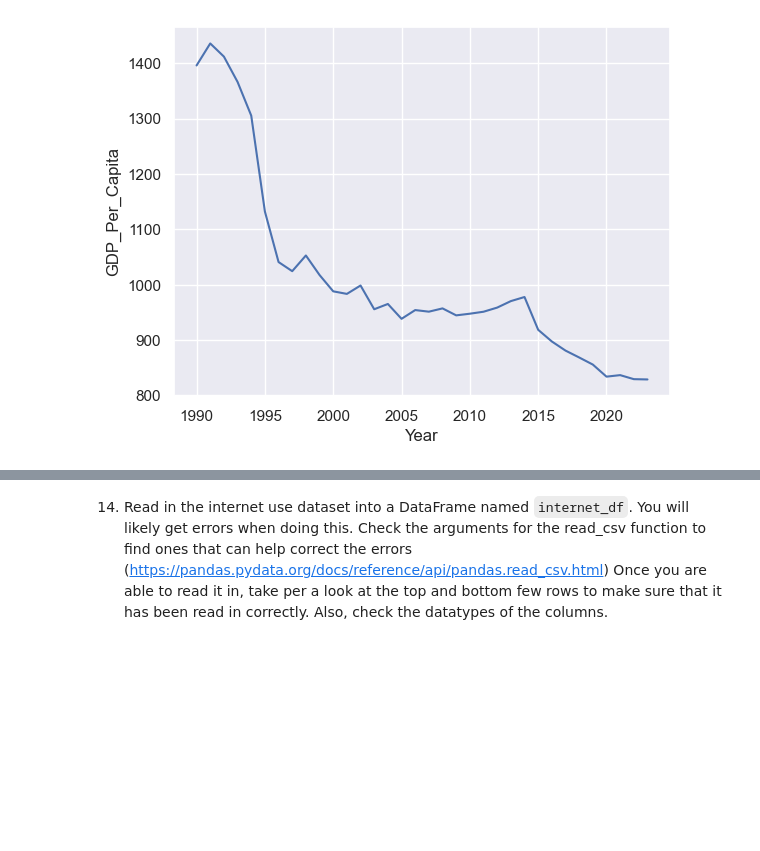
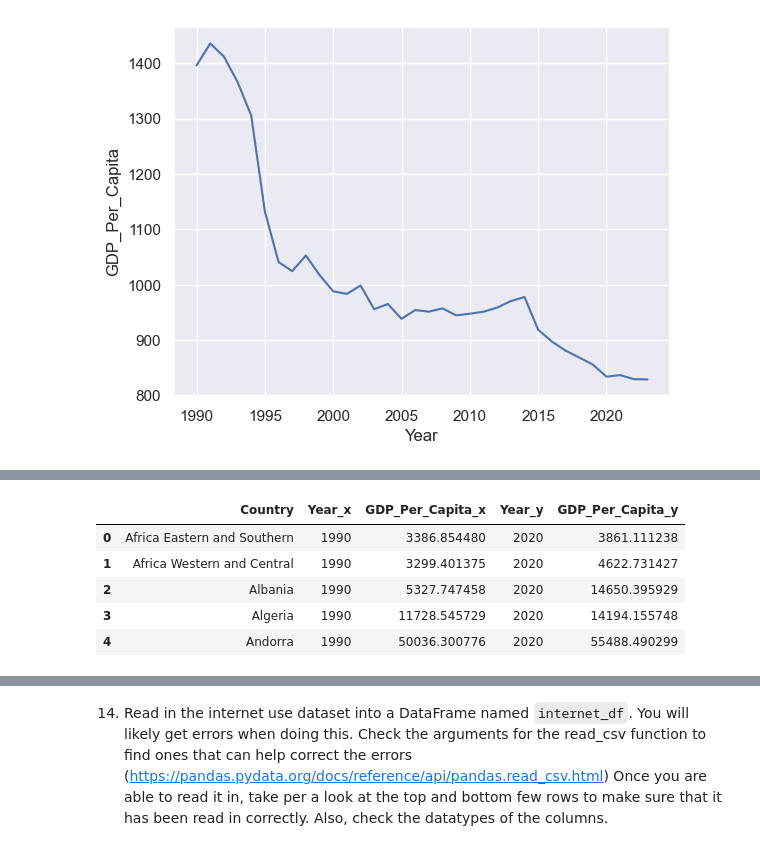
Before and after one commit to NSS-Data-Analytics-Cohort-14/gdp-and-internet-usage-kshaffer93, a Jupyter notebook: notebooks/example.ipynb, the cells around one changed output, grey strips where cells are left out. Cells and saved outputs as stored; diff of their text form; code cells hidden in the pictures; blank space fills up the shorter version.

```diff
--- a/notebooks/example.ipynb
+++ b/notebooks/example.ipynb
@@ -276,0 +315,9 @@ sns.lineplot(data=buru_gdp, x="Year", y="GDP_Per_Capita")
+# %%
+merged_comp.head()
+# %% [output]
+|  | Country | Year_x | GDP_Per_Capita_x | Year_y | GDP_Per_Capita_y |
+| 0 | Africa Eastern and Southern | 1990 | 3386.854480 | 2020 | 3861.111238 |
+| 1 | Africa Western and Central | 1990 | 3299.401375 | 2020 | 4622.731427 |
+| 2 | Albania | 1990 | 5327.747458 | 2020 | 14650.395929 |
+| 3 | Algeria | 1990 | 11728.545729 | 2020 | 14194.155748 |
+| 4 | Andorra | 1990 | 50036.300776 | 2020 | 55488.490299 |
```
Also changed, not shown: parts of 9 cells of this notebook.
